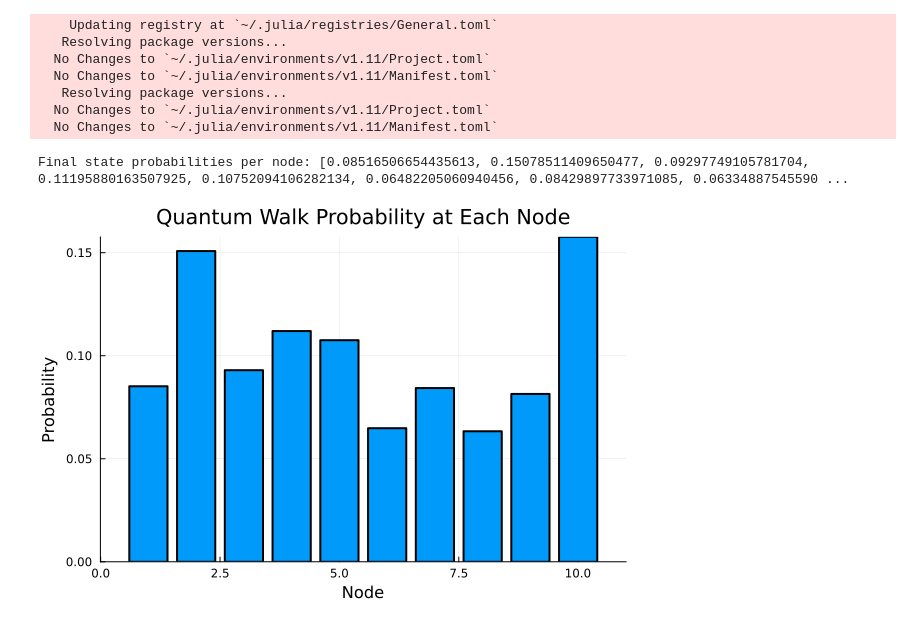
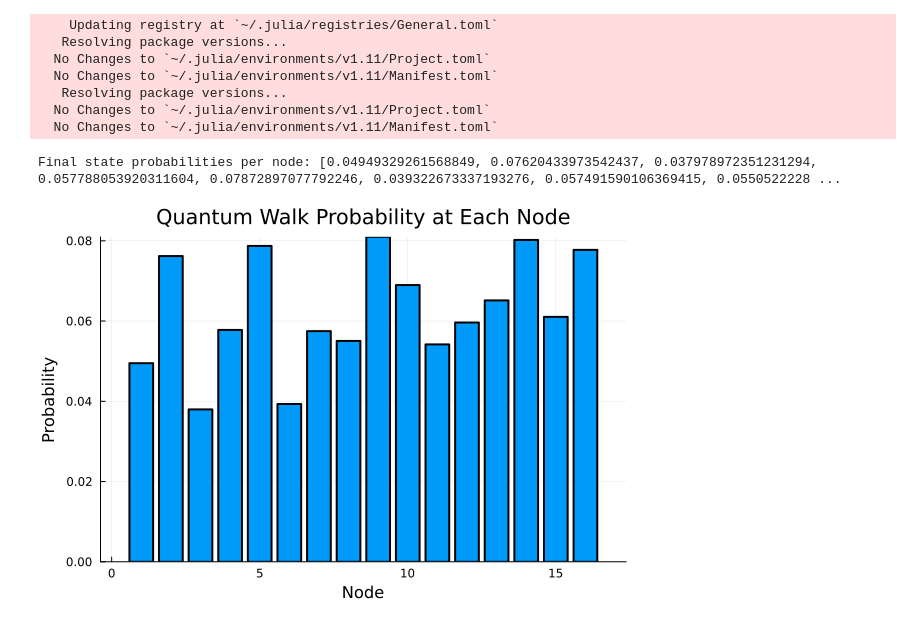
Before and after one commit to Toshihide-Sakao/DA150X-Qauntum-Szegedy-Walk, a Jupyter notebook: julia_test/jupyter_test.ipynb, the cells around one changed output. Drawn from its saved outputs; the diff is of its cells as text; code cells hidden in the pictures.

```diff
--- a/julia_test/jupyter_test.ipynb
+++ b/julia_test/jupyter_test.ipynb
@@ -20,7 +20,7 @@ using LinearAlgebra
 using Plots
 
 # Define a 4-node cycle graph
-n = 10
+n = 16
 graph = SimpleGraph(n)
 for i in 1:n
     add_edge!(graph, i, mod(i, n) + 1)
@@ -38,34 +38,34 @@ for i in 1:n
         P[i, :] = A[i, :] ./ deg[i]  # Normalize by degree
     end
 end
 
 # Define Szegedy Quantum Walk
 szegedy = Szegedy(graph, P)
 
 # Initial state
-state = rand(100); state = sparse(state/norm(state));
+state = rand(n*n); state = sparse(state/norm(state));
 
 # Quantum walk evolution
 qwe = QWEvolution(szegedy)
-final_state = execute_single(qwe, state, 1000000)
+final_state = execute_single(qwe, state, 1)
 
 # Compute probability distribution per node
 probabilities_per_node = zeros(n)
 for i in 1:n
     probabilities_per_node[i] = sum(abs2.(final_state[(i-1)*n+1 : i*n]))  # Sum over second index
 end
 
 println("Final state probabilities per node: ", probabilities_per_node)
 # println("Final state: ", final_state)
 
 # x = 1:16
 
 # p = plot(x, final_state, label = "Final state", title = "Quantum Walk on a 4-node cycle graph")
 # Plot probability distribution per node
 x = 1:n
 p = bar(x, probabilities_per_node, label="Probability", title="Quantum Walk Probability at Each Node",
         xlabel="Node", ylabel="Probability", lw=2, legend=false)
 # display(p)
 # %% [output]
-Final state probabilities per node: [0.08516506654435613, 0.15078511409650477, 0.09297749105781704, 0.11195880163507925, 0.10752094106282134, 0.06482205060940456, 0.08429897733971085, 0.06334887545590 ...
+Final state probabilities per node: [0.04949329261568849, 0.07620433973542437, 0.037978972351231294, 0.057788053920311604, 0.07872897077792246, 0.039322673337193276, 0.057491590106369415, 0.0550522228 ...
-[figure, old version]
+[figure, new version]
```
Also changed, not shown: 1 other file.
